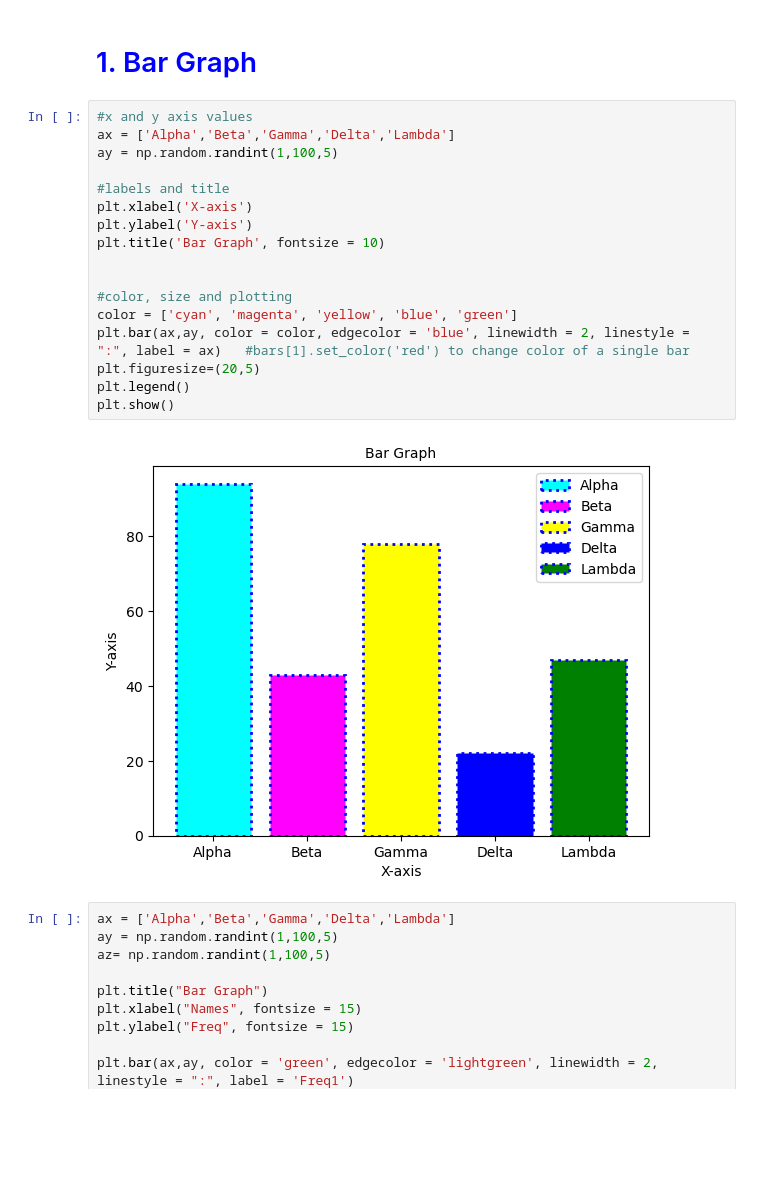
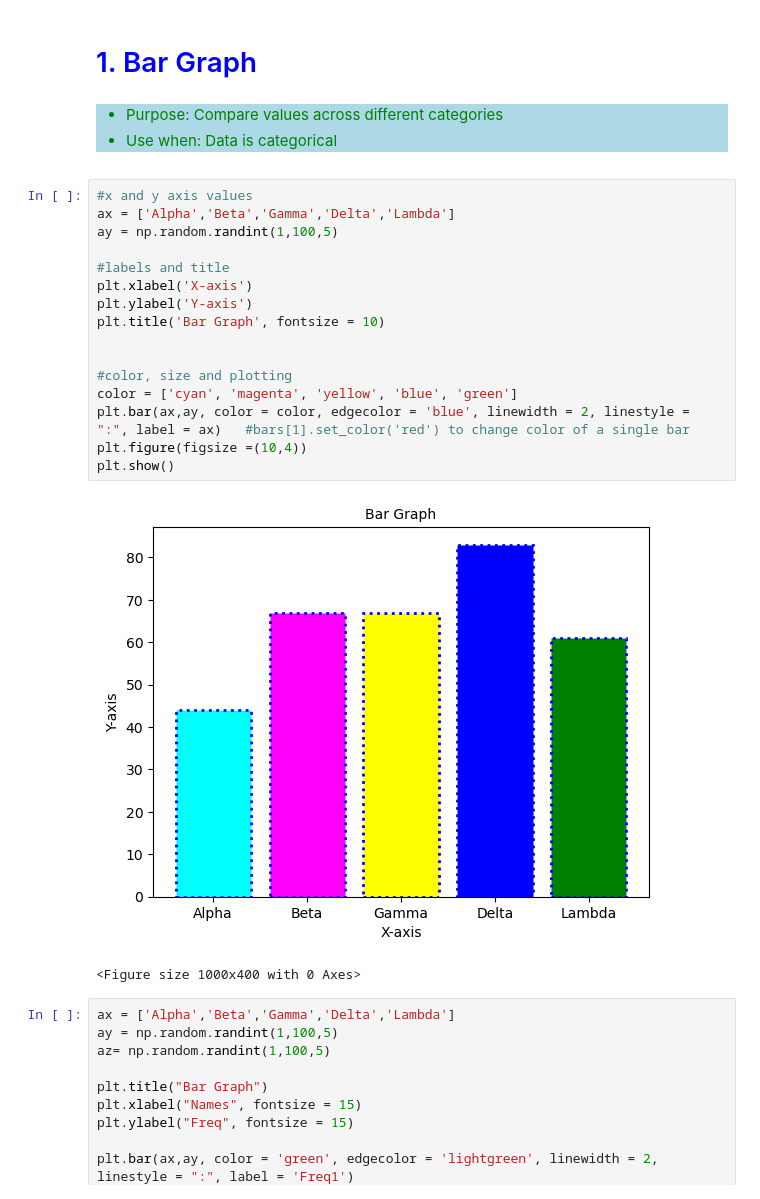
Before and after one commit to Kartika-Nidhi/Libraries_for_DS, a Jupyter notebook: Matplotlib.ipynb, the cells around one changed output. Saved outputs shown, nothing was run; the diff lists cells and outputs as text; blank space fills up the shorter version.

Commit message:
Added descriptions to previous plots along with their uses

```diff
--- a/Matplotlib.ipynb
+++ b/Matplotlib.ipynb
@@ -22,25 +22,31 @@ It is mainly used for creating:<br>
 </ul>
 # %% [markdown]
 <h1 style = "color:blue">1. Bar Graph</h1>
+# %% [markdown]
+<div style = "background-color:lightblue; color:green">
+<ul>
+<li>Purpose: Compare values across different categories</li>
+<li>Use when: Data is categorical</li>
+</ul>
 # %%
 #x and y axis values
 ax = ['Alpha','Beta','Gamma','Delta','Lambda']
 ay = np.random.randint(1,100,5)
 
 #labels and title
 plt.xlabel('X-axis')
 plt.ylabel('Y-axis')
 plt.title('Bar Graph', fontsize = 10)
 
 
 #color, size and plotting
 color = ['cyan', 'magenta', 'yellow', 'blue', 'green']
 plt.bar(ax,ay, color = color, edgecolor = 'blue', linewidth = 2, linestyle = ":", label = ax)   #bars[1].set_color('red') to change color of a single bar
-plt.figuresize=(20,5)
-plt.legend()
+plt.figure(figsize =(10,4))
 plt.show()
 # %% [output]
-[figure, old version]
+[figure, new version]
+<Figure size 1000x400 with 0 Axes>
 # %%
 ax = ['Alpha','Beta','Gamma','Delta','Lambda']
 ay = np.random.randint(1,100,5)
```
Also changed, not shown: parts of 7 cells of this notebook.
